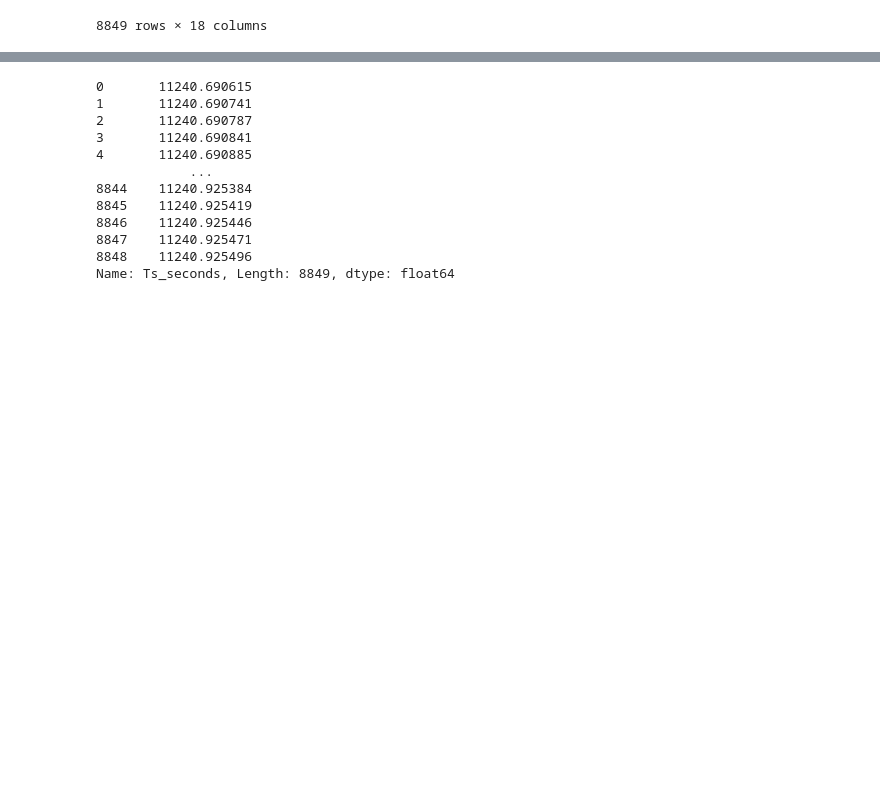
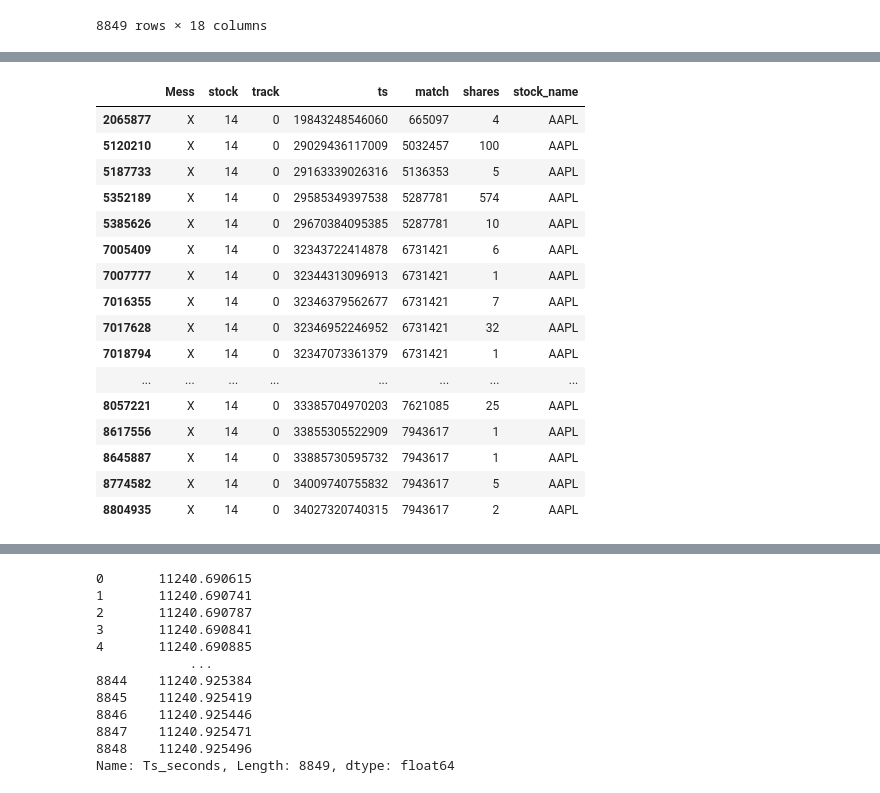
Before and after one commit to evanhurleyodwyer/NASDAQ_ITCH, a Jupyter notebook: NASDAQ_ITCH.ipynb, the cells around one changed output, grey strips where cells are left out. Cells and saved outputs as stored; diff of their text form; code cells hidden in the pictures; blank space fills up the shorter version.

```diff
--- a/NASDAQ_ITCH.ipynb
+++ b/NASDAQ_ITCH.ipynb
@@ -119,0 +111,26 @@ TypeError: unsupported type for timedelta seconds component: Series
+# %%
+aapl_cancels = df[(df[0]=='X') & (df[1] == 14)]
+aapl_cancels = aapl_cancels.iloc[:,0:6].reset_index(drop=True)
+aapl_cancels.columns = ["Mess","stock","track","ts","match","shares"]
+aapl_cancels["stock_name"] = aapl_cancels["stock"].apply(lambda x: locate_dic[x].split(" ")[0])
+aapl_cancels["match"] = aapl_cancels["match"].astype(int)
+# %%
+aapl_cancels
+# %% [output]
+|  | Mess | stock | track | ts | match | shares | stock_name |
+| 2065877 | X | 14 | 0 | 19843248546060 | 665097 | 4 | AAPL |
+| 5120210 | X | 14 | 0 | 29029436117009 | 5032457 | 100 | AAPL |
+| 5187733 | X | 14 | 0 | 29163339026316 | 5136353 | 5 | AAPL |
+| 5352189 | X | 14 | 0 | 29585349397538 | 5287781 | 574 | AAPL |
+| 5385626 | X | 14 | 0 | 29670384095385 | 5287781 | 10 | AAPL |
+| 7005409 | X | 14 | 0 | 32343722414878 | 6731421 | 6 | AAPL |
+| 7007777 | X | 14 | 0 | 32344313096913 | 6731421 | 1 | AAPL |
+| 7016355 | X | 14 | 0 | 32346379562677 | 6731421 | 7 | AAPL |
+| 7017628 | X | 14 | 0 | 32346952246952 | 6731421 | 32 | AAPL |
+| 7018794 | X | 14 | 0 | 32347073361379 | 6731421 | 1 | AAPL |
+| ... | ... | ... | ... | ... | ... | ... | ... |
+| 8057221 | X | 14 | 0 | 33385704970203 | 7621085 | 25 | AAPL |
+| 8617556 | X | 14 | 0 | 33855305522909 | 7943617 | 1 | AAPL |
+| 8645887 | X | 14 | 0 | 33885730595732 | 7943617 | 1 | AAPL |
+| 8774582 | X | 14 | 0 | 34009740755832 | 7943617 | 5 | AAPL |
+| 8804935 | X | 14 | 0 | 34027320740315 | 7943617 | 2 | AAPL |
```
Also changed, not shown: parts of 47 cells of this notebook.
